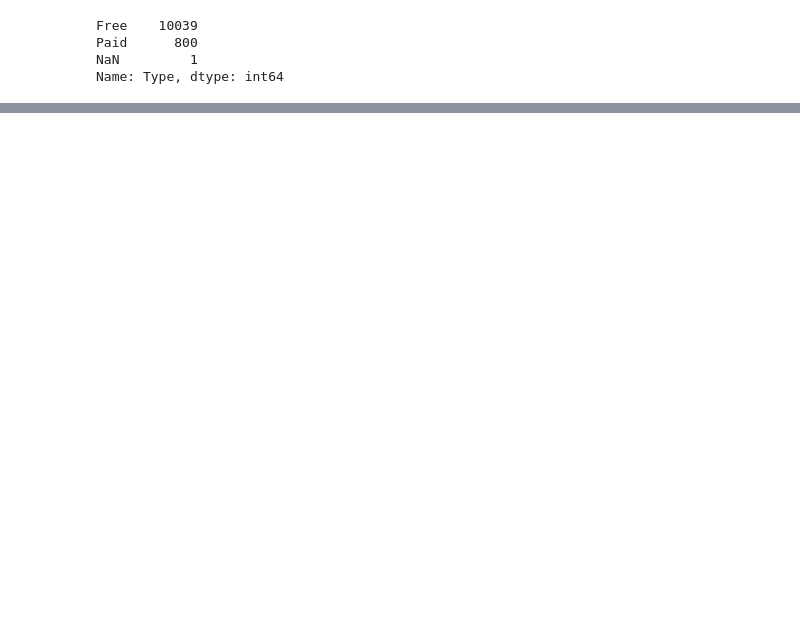
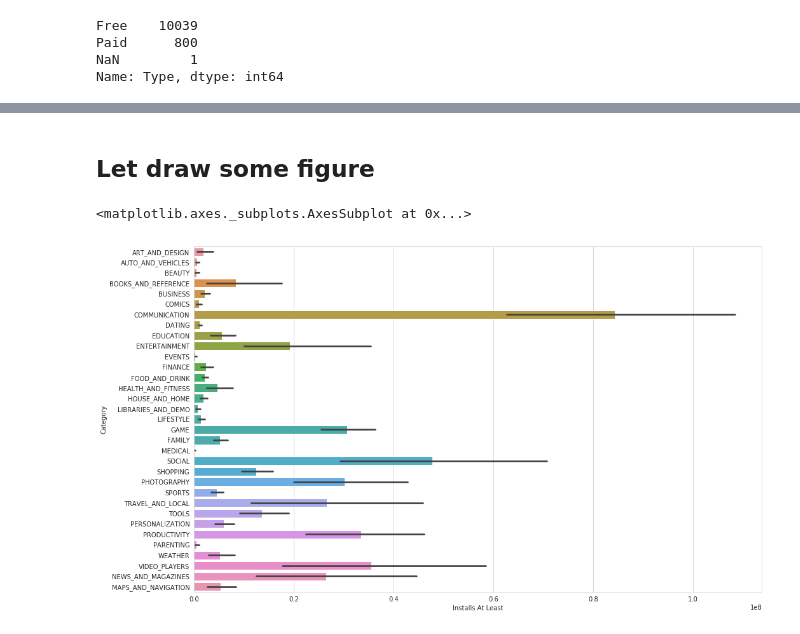
Before and after one commit to kvt0012/DS_EX_W4, a Jupyter notebook: Copy_of_GooglePlayAnalyze.ipynb, the cells around one changed output, grey strips where cells are left out. Saved outputs shown, nothing was run; the diff lists cells and outputs as text; code cells hidden in the pictures; blank space fills up the shorter version.

```diff
--- a/Copy_of_GooglePlayAnalyze.ipynb
+++ b/Copy_of_GooglePlayAnalyze.ipynb
@@ -206,0 +438,4 @@ gpstore[gpstore['Rating'].isnull()]
+# %%
+# Drop 2 NaN value
+gpstore.dropna(subset=['Android Ver'], inplace=True)
+gpstore[gpstore['Android Ver'].isnull()]
@@ -206,0 +557,4 @@ gpstore[gpstore['Rating'].isnull()]
+# %%
+# The number of installations of each app can be equal or greater than the value in Installs column
+# So we create Installs At Least column having numeric value of the number of installations at least
+gpstore['Installs At Least'] = gpstore['Installs'].replace('[^0-9]', '', regex=True).astype(int)
@@ -206,0 +605,20 @@ gpstore[gpstore['Rating'].isnull()]
+# %%
+index_list = gpstore.index.values.tolist()
+for indx in index_list:
+  old_value = gpstore.at[indx, 'Size']
+  if (old_value == 'Varies with device'):
+    continue
+  old_value_abs = re.findall('\d+\.*\d*', old_value)
+  # Check to make sure only 1 number value
+  if (len(old_value_abs) != 1):
+    print(old_value)
+  old_value_unit = re.findall('[^\d\W]$', old_value)
+#   print(old_value_unit)
+  new_value = 0
+  if old_value_unit[0] == 'M':
+    new_value = float(old_value_abs[0]) * 1024
+  elif old_value_unit[0] == 'k':
+    new_value = float(old_value_abs[0])
+  else:
+    print("Error: undefine unit ", old_value_unit)
+  gpstore.at[indx, 'Size'] = new_value
@@ -206,0 +627,7 @@ gpstore[gpstore['Rating'].isnull()]
+# %%
+cate_list = gpstore['Category'].unique().tolist()
+gpstore['Size'].replace(to_replace='Varies with device', value=np.nan, inplace=True)
+gpstore['Size'].astype('category', inplace=True)
+for cate in cate_list:
+  cate_size_mean = round(gpstore[gpstore['Category'] == cate]['Size'].mean(), 1)
+  gpstore[gpstore['Category'] == cate] = gpstore[gpstore['Category'] == cate].fillna(cate_size_mean)
@@ -206,0 +654,8 @@ gpstore[gpstore['Rating'].isnull()]
+# %% [markdown]
+## Let draw some figure
+# %%
+plt.figure(figsize=(16, 10))
+sns.barplot(data=gpstore, y='Category', x='Installs At Least')
+# %% [output]
+<matplotlib.axes._subplots.AxesSubplot at 0x...>
+[figure, added]
```
Also changed, not shown: parts of 74 cells of this notebook.
